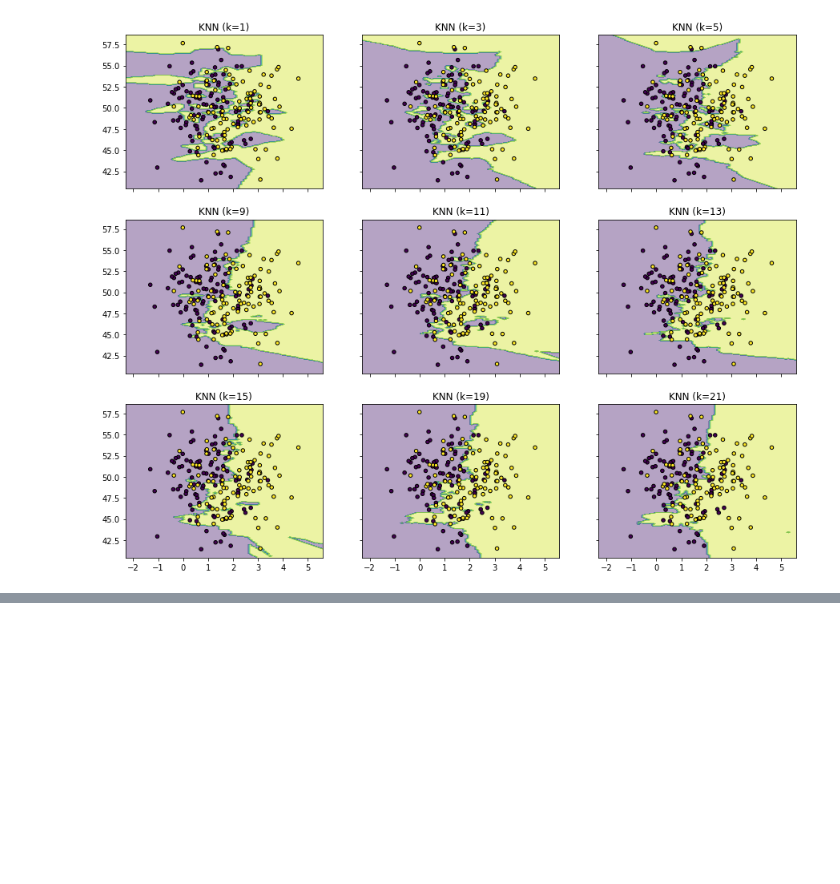
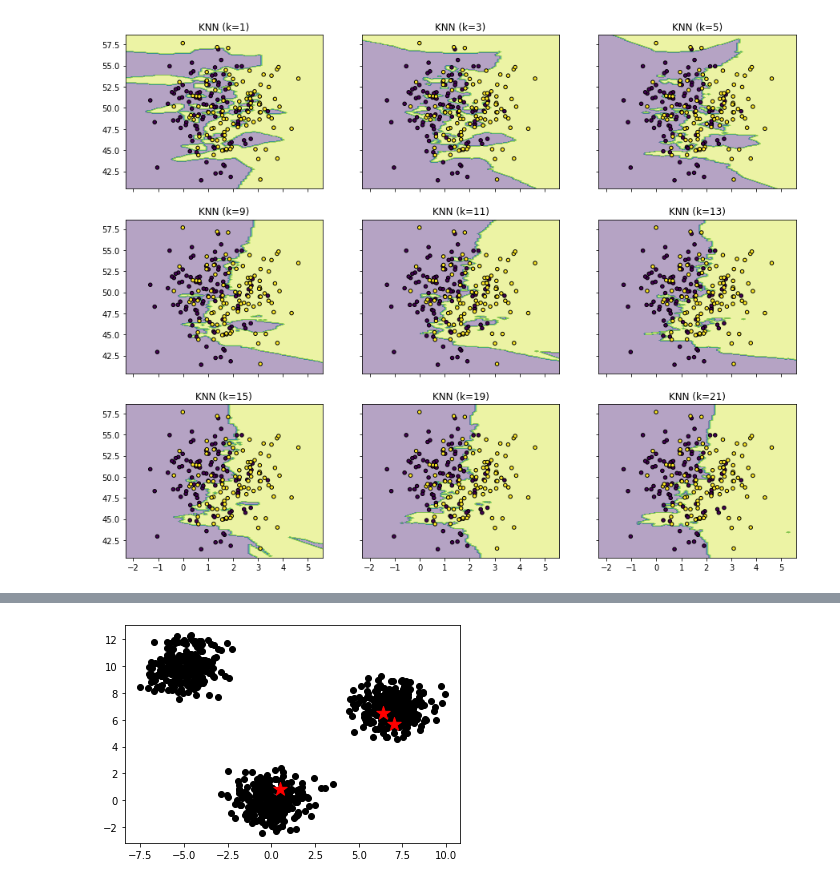
Before and after one commit to yeb2Binfang/ECE-GY-9163-ML-cyber, a Jupyter notebook: Lab/KNN_Kmeans.ipynb, the cells around one changed output, grey strips where cells are left out. Cells and saved outputs as stored; diff of their text form; code cells hidden in the pictures; blank space fills up the shorter version.

```diff
--- a/Lab/KNN_Kmeans.ipynb
+++ b/Lab/KNN_Kmeans.ipynb
@@ -202,0 +262,9 @@ K-means 算法的过程
+# %%
+idx = np.random.choice(len(X), 3, replace=False)
+## randomly choose centroids
+centroids = X[idx, :]
+plt.scatter(X[:,0],X[:,1],c='black')
+plt.scatter(centroids[:, 0],centroids[:, 1], marker='*', s= 200, c='r')
+plt.show()
+# %% [output]
+[figure, added]
```
Also changed, not shown: parts of 10 cells of this notebook.
